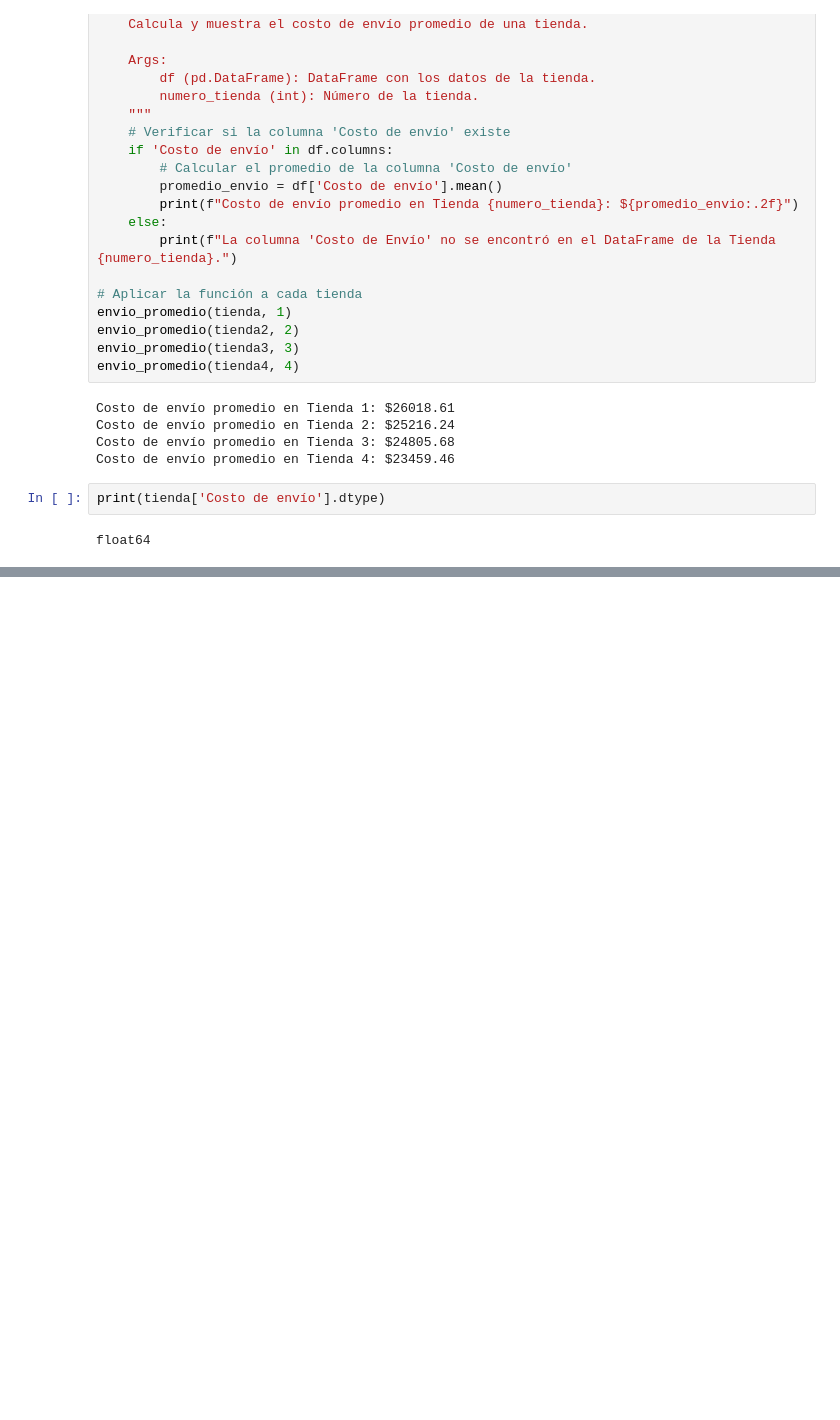
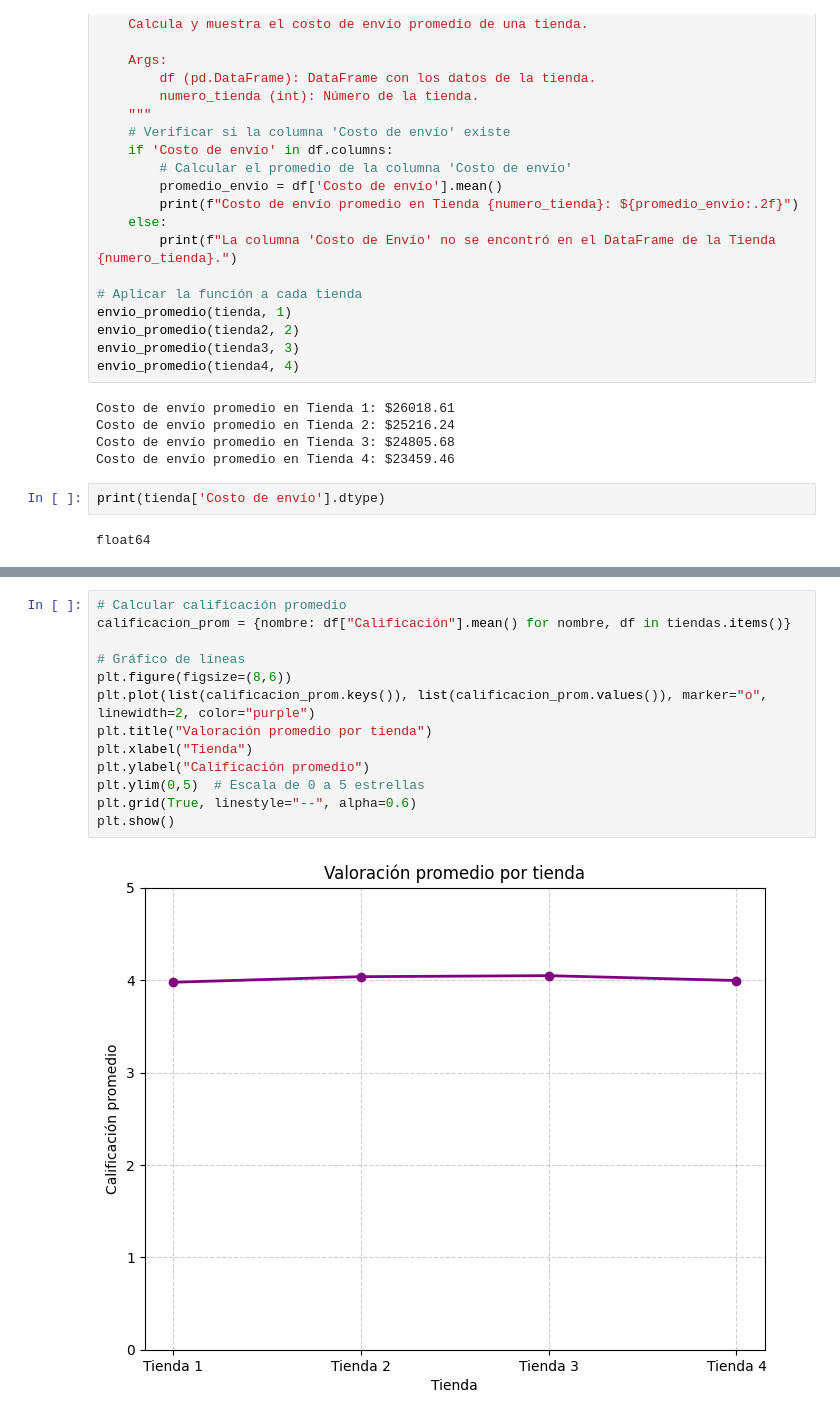
Before and after one commit to AlePeraDev/Challenge_Data_Science_1, a Jupyter notebook: AluraStoreLatam.ipynb, the cells around one changed output, grey strips where cells are left out. Drawn from its saved outputs; the diff is of its cells as text; blank space fills up the shorter version.

```diff
--- a/AluraStoreLatam.ipynb
+++ b/AluraStoreLatam.ipynb
@@ -326,3 +369,18 @@ float64
+# %%
+# Calcular calificación promedio
+calificacion_prom = {nombre: df["Calificación"].mean() for nombre, df in tiendas.items()}
+
+# Gráfico de líneas
+plt.figure(figsize=(8,6))
+plt.plot(list(calificacion_prom.keys()), list(calificacion_prom.values()), marker="o", linewidth=2, color="purple")
+plt.title("Valoración promedio por tienda")
+plt.xlabel("Tienda")
+plt.ylabel("Calificación promedio")
+plt.ylim(0,5)  # Escala de 0 a 5 estrellas
+plt.grid(True, linestyle="--", alpha=0.6)
+plt.show()
+# %% [output]
+[figure, added]
 # %% [markdown]
 # Informe Final: Identificación de la Tienda Menos Eficiente
 
```
Also changed, not shown: parts of 3 cells of this notebook.
